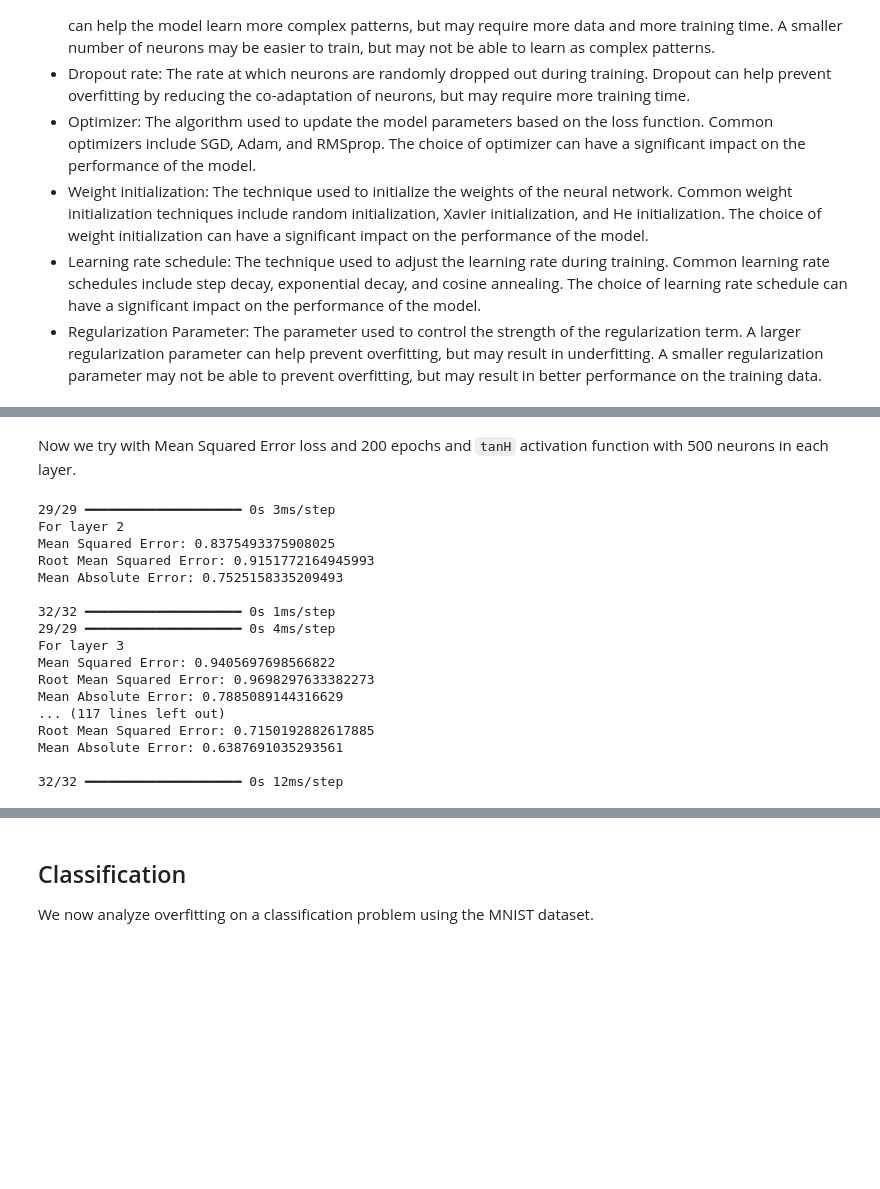
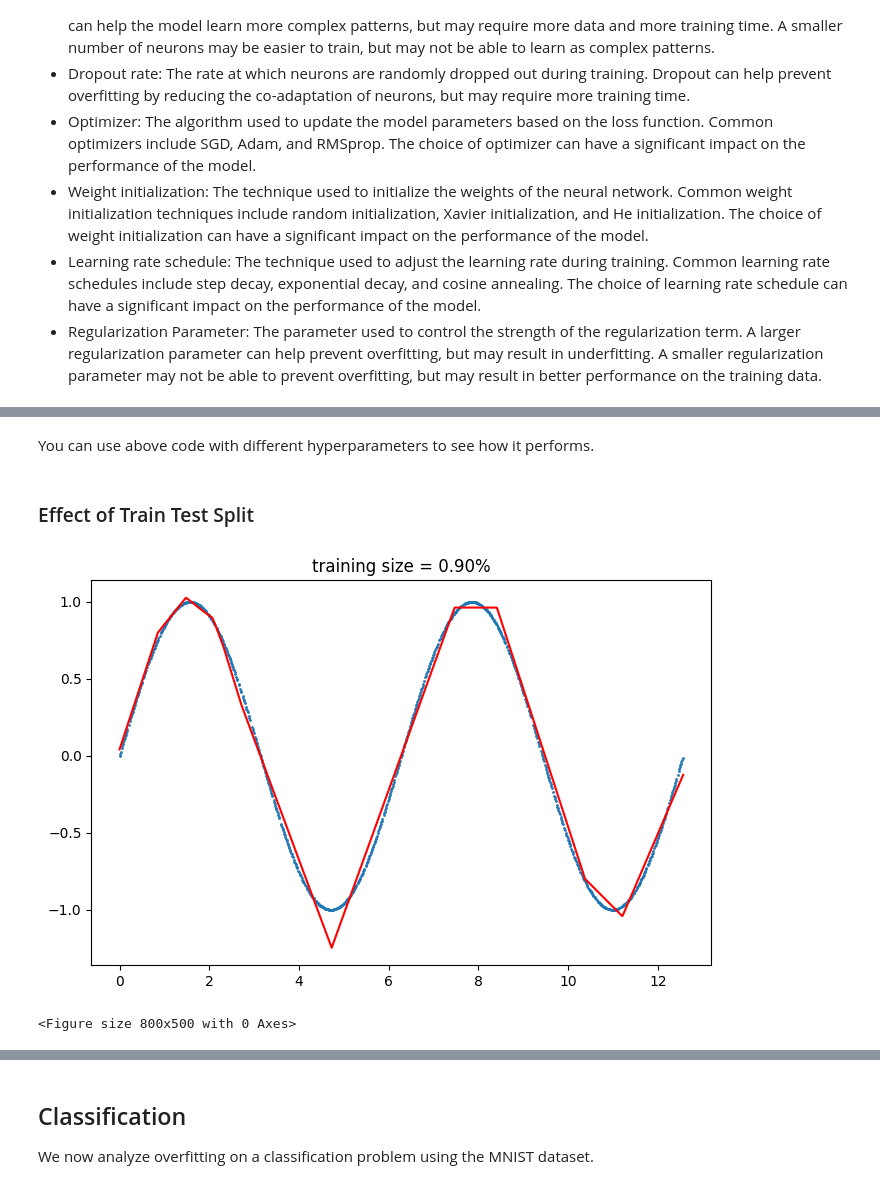
Before and after one commit to Shahriar-0/Neural-Networks-and-Deep-Learning-Course-Projects-S2024, a Jupyter notebook: HW1-FullyConnectedNeuralNetworks/src/4.OptimisedNN.ipynb, the cells around one changed output, grey strips where cells are left out. Drawn from its saved outputs; the diff is of its cells as text; code cells hidden in the pictures; blank space fills up the shorter version.

```diff
--- a/HW1-FullyConnectedNeuralNetworks/src/4.OptimisedNN.ipynb
+++ b/HW1-FullyConnectedNeuralNetworks/src/4.OptimisedNN.ipynb
@@ -108,5 +110,5 @@ Some common hyperparameters include:
 # %%
-def create_model(num_layers, num_neurons, activation, loss):
+def create_model_regression(num_layers, num_neurons, activation, loss):
     model = Sequential()
     model.add(Input(shape=(1,)))
     for i in range(num_layers):
@@ -114,6 +116,20 @@ def create_model(num_layers, num_neurons, activation, loss):
     model.add(Dense(1))
     model.compile(optimizer="adam", loss=loss)
     return model
+
+def create_model(n_hidden_layers):
+    model = Sequential()
+    model.add(Dense(units=12, activation='relu', input_dim=1))
+    for _ in range(n_hidden_layers):
+        model.add(Dense(units=8, activation='relu'))
+    model.add(Dense(units=1, activation='linear'))
+
+    model.compile(
+        optimizer='adam',
+        loss='mean_squared_error',
+    )
+
+    return model
 # %%
 def root_mean_squared_error(y_true, y_pred):
     return K.sqrt(K.mean(K.square(y_pred - y_true)))
@@ -904,22 +245,0 @@ Mean Absolute Error: 0.6470275304615309
-# %% [markdown]
-Now we try with Mean Squared Error loss and 200 epochs and `tanH` activation function with 500 neurons in each layer.
-# %%
-plot_sin_predictions_layers(loss="mse", epochs=200, activation="tanh", num_neurons=500)
-# %% [output]
-29/29 ━━━━━━━━━━━━━━━━━━━━ 0s 3ms/step
-For layer 2
-Mean Squared Error: 0.8375493375908025
-Root Mean Squared Error: 0.9151772164945993
-Mean Absolute Error: 0.7525158335209493
-
-32/32 ━━━━━━━━━━━━━━━━━━━━ 0s 1ms/step
-29/29 ━━━━━━━━━━━━━━━━━━━━ 0s 4ms/step
-For layer 3
-Mean Squared Error: 0.9405697698566822
-Root Mean Squared Error: 0.9698297633382273
-Mean Absolute Error: 0.7885089144316629
-... (117 lines left out)
-Root Mean Squared Error: 0.7150192882617885
-Mean Absolute Error: 0.6387691035293561
-
-32/32 ━━━━━━━━━━━━━━━━━━━━ 0s 12ms/step
@@ -925,0 +322,39 @@ Mean Absolute Error: 0.6387691035293561
+# %% [markdown]
+You can use above code with different hyperparameters to see how it performs.
+# %% [markdown]
+### Effect of Train Test Split
+# %%
+x_train, x_test, y_train, y_test = train_test_split(x_sin_values, y_sin_values, train_size=0.1, shuffle=True)
+
+
+mse_train = []
+mse_test = []
+r2_train = []
+r2_test = []
+frames = []
+_ = plt.figure(figsize=(8, 5))
+for i in range(1, 10):
+    model = create_model_regression(2)
+    model.fit(x_train, y_train, epochs=400, verbose=0, batch_size=16)
+
+    y_train_pred = model.predict(x_train)
+    y_test_pred = model.predict(x_test)
+    mse_train.append(mean_squared_error(y_train_pred, y_train))
+    mse_test.append(mean_squared_error(y_test_pred, y_test))
+    r2_train.append(r2_score(y_train_pred, y_train))
+    r2_test.append(r2_score(y_test_pred, y_test))
+
+    y_pred = model.predict(x_sin_values)
+    plt.title(f"training size = {(len(x_train) / (len(x_train) + len(x_test))):.2f}%")
+    plt.plot(x_sin_values, y_pred, "red")
+    plt.scatter(x_train, y_train, s=1)
+
+    show_animated(create_gif=True, frames=frames)
+
+    x_train = np.concatenate((x_train, x_test[:100]), axis=0)
+    y_train = np.concatenate((y_train, y_test[:100]), axis=0)
+    x_test = x_test[100:]
+    y_test = y_test[100:]
+# %% [output]
+[figure, added]
+<Figure size 800x500 with 0 Axes>
```
Also changed, not shown: parts of 93 cells of this notebook, 7 other files.
